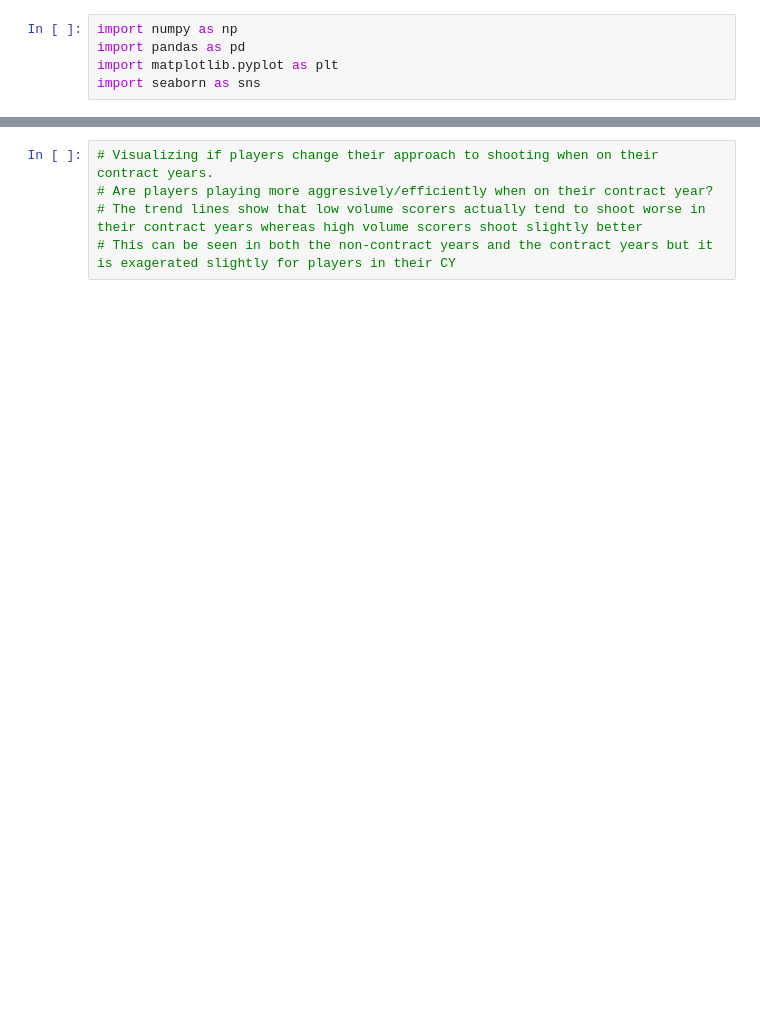
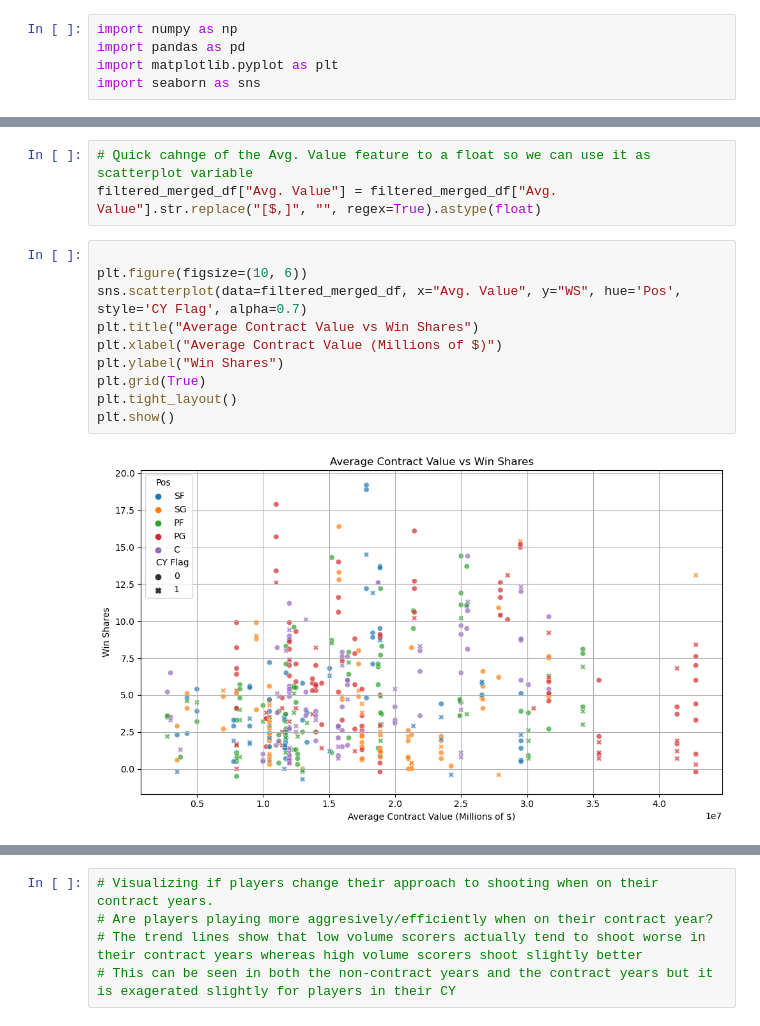
Before and after one commit to sidmoor/593MilestoneProject, a Jupyter notebook: ContractAgeVisuals.ipynb, the cells around one changed output, grey strips where cells are left out. Saved outputs shown, nothing was run; the diff lists cells and outputs as text; blank space fills up the shorter version.

```diff
--- a/ContractAgeVisuals.ipynb
+++ b/ContractAgeVisuals.ipynb
@@ -61,0 +43,15 @@ Text(0, 0.5, 'Mean Value')
+# %%
+# Quick cahnge of the Avg. Value feature to a float so we can use it as scatterplot variable
+filtered_merged_df["Avg. Value"] = filtered_merged_df["Avg. Value"].str.replace("[$,]", "", regex=True).astype(float)
+# %%
+
+plt.figure(figsize=(10, 6))
+sns.scatterplot(data=filtered_merged_df, x="Avg. Value", y="WS", hue='Pos', style='CY Flag', alpha=0.7)
+plt.title("Average Contract Value vs Win Shares")
+plt.xlabel("Average Contract Value (Millions of $)")
+plt.ylabel("Win Shares")
+plt.grid(True)
+plt.tight_layout()
+plt.show()
+# %% [output]
+[figure, added]
```
Also changed, not shown: parts of 17 cells of this notebook, 25 other files.
